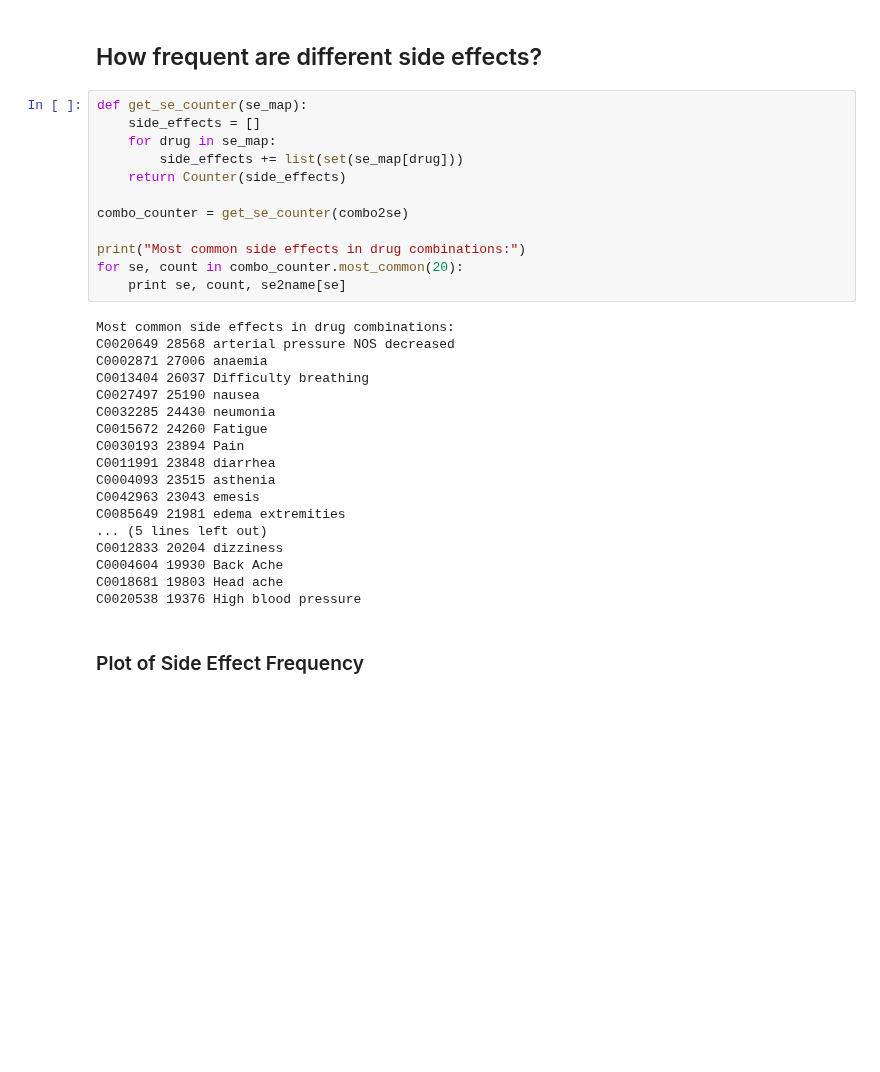
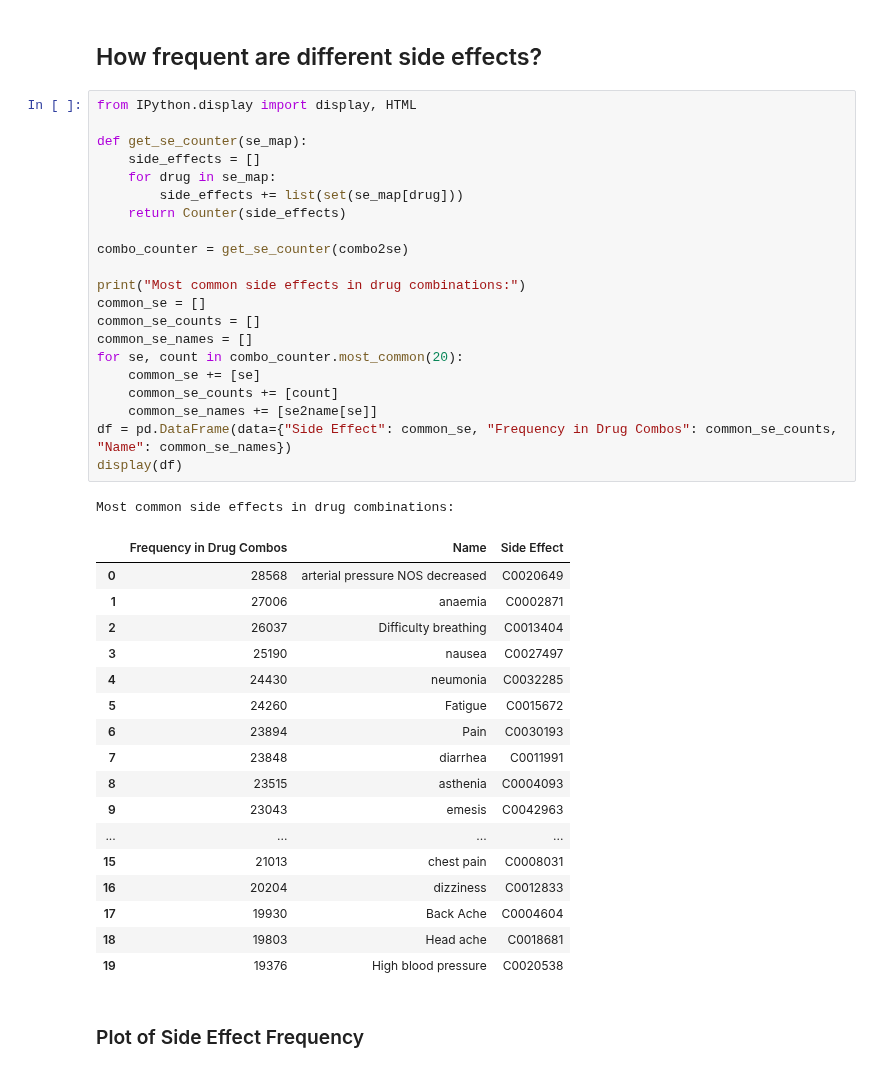
Before and after one commit to mims-harvard/decagon, a Jupyter notebook: polypharmacy/Exploratory Analysis.ipynb, the cells around one changed output. Drawn from its saved outputs; the diff is of its cells as text; blank space fills up the shorter version.

```diff
--- a/polypharmacy/Exploratory Analysis.ipynb
+++ b/polypharmacy/Exploratory Analysis.ipynb
@@ -59,35 +61,45 @@ Median number of side effects per drug combination 53.0
 # %% [markdown]
 ## How frequent are different side effects?
 # %%
+from IPython.display import display, HTML
+
 def get_se_counter(se_map):
     side_effects = []
     for drug in se_map:
         side_effects += list(set(se_map[drug]))
     return Counter(side_effects)
 
 combo_counter = get_se_counter(combo2se)
 
 print("Most common side effects in drug combinations:")
+common_se = []
+common_se_counts = []
+common_se_names = []
 for se, count in combo_counter.most_common(20):
-    print se, count, se2name[se]
+    common_se += [se]
+    common_se_counts += [count]
+    common_se_names += [se2name[se]]
+df = pd.DataFrame(data={"Side Effect": common_se, "Frequency in Drug Combos": common_se_counts, "Name": common_se_names})
+display(df)
 # %% [output]
 Most common side effects in drug combinations:
-C0020649 28568 arterial pressure NOS decreased
-C0002871 27006 anaemia
-C0013404 26037 Difficulty breathing
-C0027497 25190 nausea
-C0032285 24430 neumonia
-C0015672 24260 Fatigue
-C0030193 23894 Pain
-C0011991 23848 diarrhea
-C0004093 23515 asthenia
-C0042963 23043 emesis
-C0085649 21981 edema extremities
-... (5 lines left out)
-C0012833 20204 dizziness
-C0004604 19930 Back Ache
-C0018681 19803 Head ache
-C0020538 19376 High blood pressure
+|  | Frequency in Drug Combos | Name | Side Effect |
+| 0 | 28568 | arterial pressure NOS decreased | C0020649 |
+| 1 | 27006 | anaemia | C0002871 |
+| 2 | 26037 | Difficulty breathing | C0013404 |
+| 3 | 25190 | nausea | C0027497 |
+| 4 | 24430 | neumonia | C0032285 |
+| 5 | 24260 | Fatigue | C0015672 |
+| 6 | 23894 | Pain | C0030193 |
+| 7 | 23848 | diarrhea | C0011991 |
+| 8 | 23515 | asthenia | C0004093 |
+| 9 | 23043 | emesis | C0042963 |
+| ... | ... | ... | ... |
+| 15 | 21013 | chest pain | C0008031 |
+| 16 | 20204 | dizziness | C0012833 |
+| 17 | 19930 | Back Ache | C0004604 |
+| 18 | 19803 | Head ache | C0018681 |
+| 19 | 19376 | High blood pressure | C0020538 |
 # %% [markdown]
 ### Plot of Side Effect Frequency
 # %%
```
Also changed, not shown: parts of 8 cells of this notebook.
